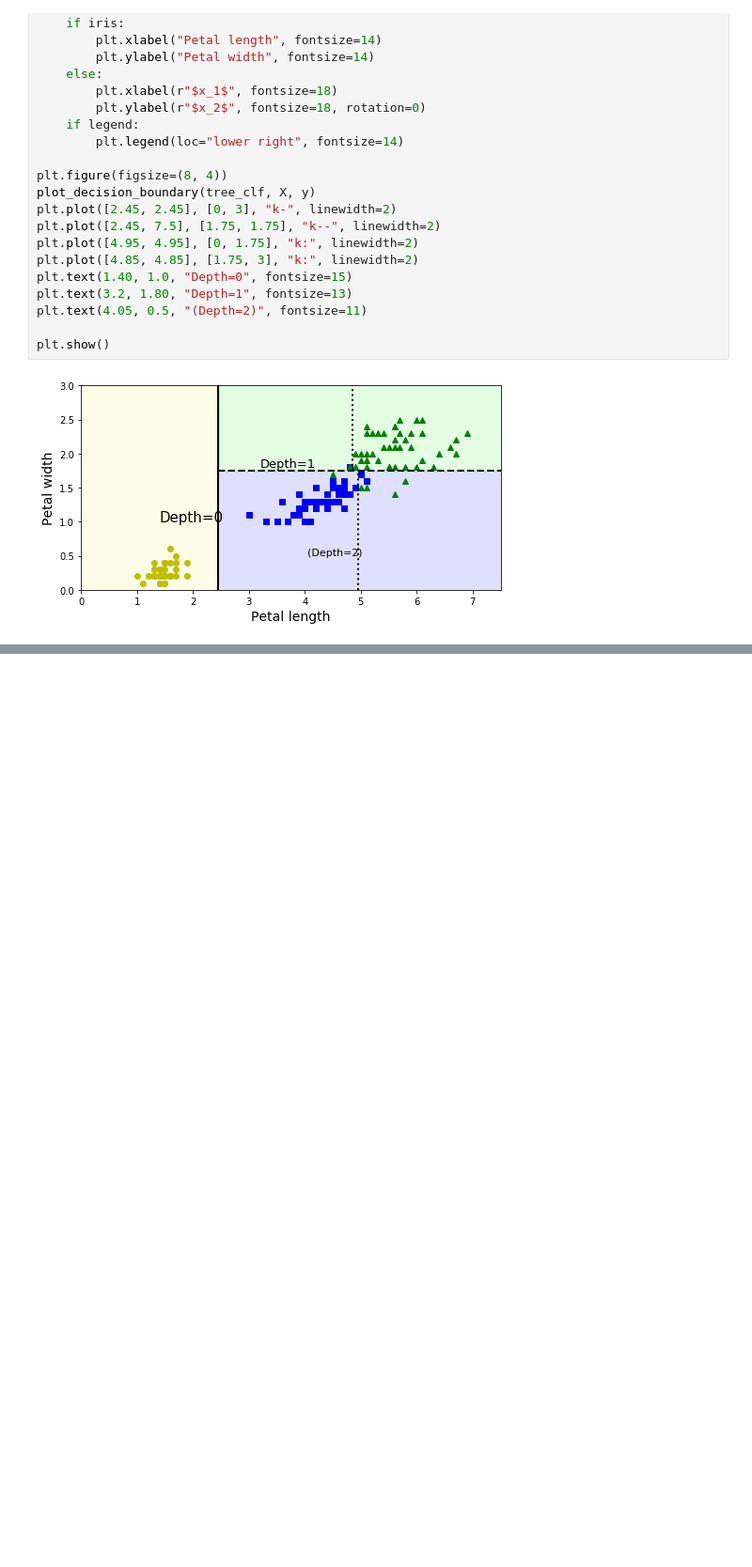
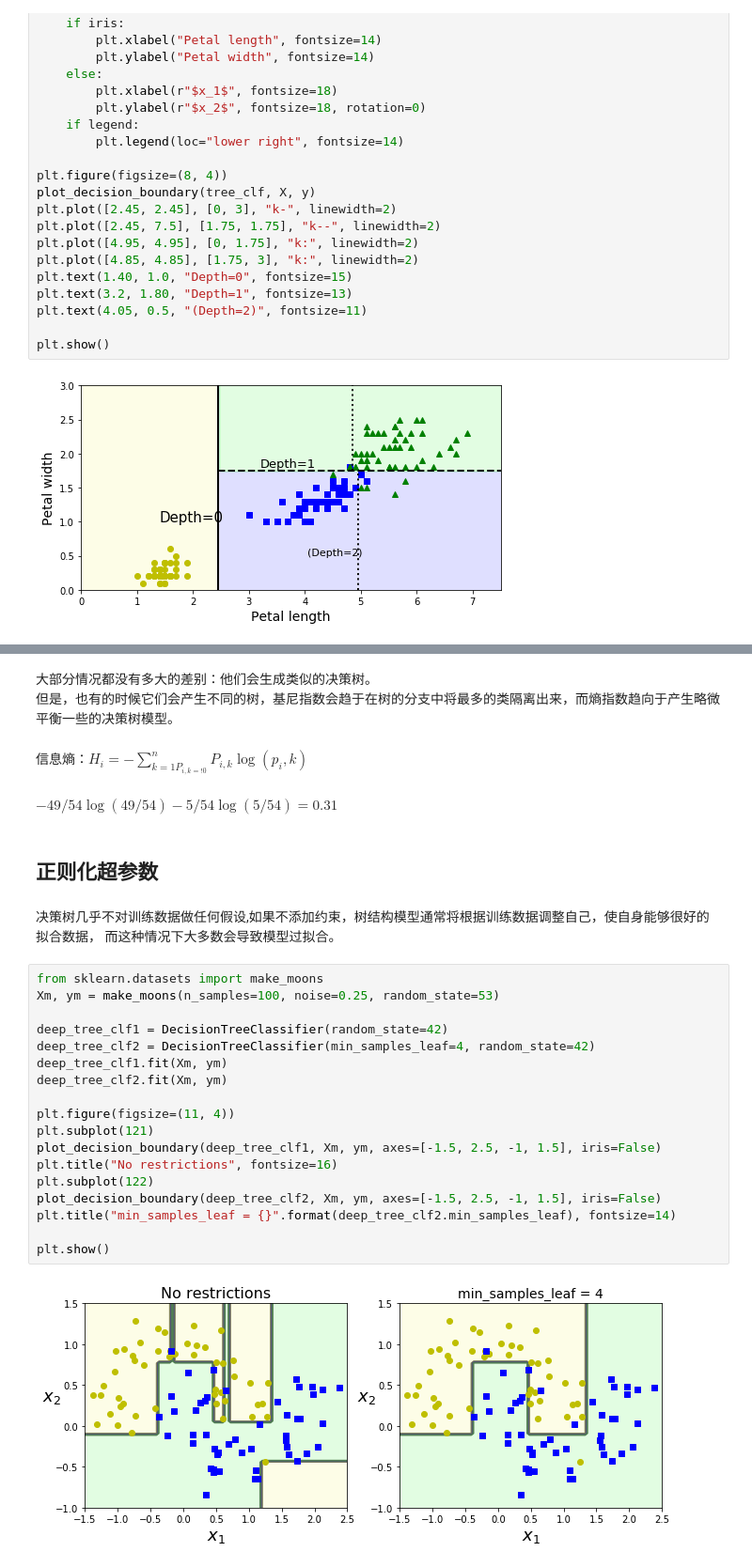
Before and after one commit to lyx599/Hands_on_machine_learning_with_scikit_learn_and_tensorflow, a Jupyter notebook: decision_tree/decision_tree.ipynb, the cells around one changed output, grey strips where cells are left out. Shown: that part at 94% size. Saved outputs shown, nothing was run; the diff lists cells and outputs as text; blank space fills up the shorter version.

```diff
--- a/decision_tree/decision_tree.ipynb
+++ b/decision_tree/decision_tree.ipynb
@@ -88,0 +118,32 @@ plt.show()
+# %% [markdown]
+大部分情况都没有多大的差别：他们会生成类似的决策树。
+但是，也有的时候它们会产生不同的树，基尼指数会趋于在树的分支中将最多的类隔离出来，而熵指数趋向于产生略微平衡一些的决策树模型。
+# %% [markdown]
+信息熵：$H_{i}=-\sum_{k=1 P_{i, k=!0}}^{n} P_{i, k} \log \left(p_{i}, k\right)$
+# %% [markdown]
+$-49 / 54 \log (49 / 54)-5 / 54 \log (5 / 54)=0.31$
+# %% [markdown]
+## 正则化超参数
+# %% [markdown]
+决策树几乎不对训练数据做任何假设,如果不添加约束，树结构模型通常将根据训练数据调整自己，使自身能够很好的拟合数据，
+而这种情况下大多数会导致模型过拟合。
+# %%
+from sklearn.datasets import make_moons
+Xm, ym = make_moons(n_samples=100, noise=0.25, random_state=53)
+
+deep_tree_clf1 = DecisionTreeClassifier(random_state=42)
+deep_tree_clf2 = DecisionTreeClassifier(min_samples_leaf=4, random_state=42)
+deep_tree_clf1.fit(Xm, ym)
+deep_tree_clf2.fit(Xm, ym)
+
+plt.figure(figsize=(11, 4))
+plt.subplot(121)
+plot_decision_boundary(deep_tree_clf1, Xm, ym, axes=[-1.5, 2.5, -1, 1.5], iris=False)
+plt.title("No restrictions", fontsize=16)
+plt.subplot(122)
+plot_decision_boundary(deep_tree_clf2, Xm, ym, axes=[-1.5, 2.5, -1, 1.5], iris=False)
+plt.title("min_samples_leaf = {}".format(deep_tree_clf2.min_samples_leaf), fontsize=14)
+
+plt.show()
+# %% [output]
+[figure, added]
```
Also changed, not shown: parts of 32 cells of this notebook, 4 other files.
